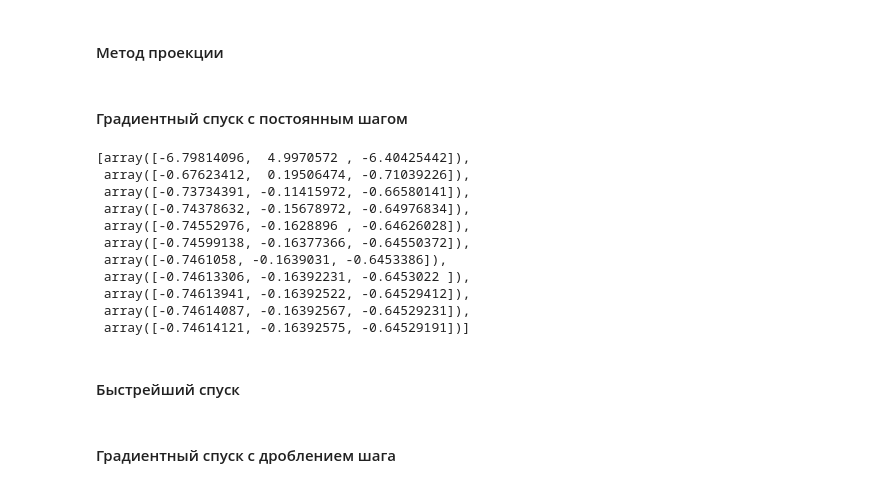
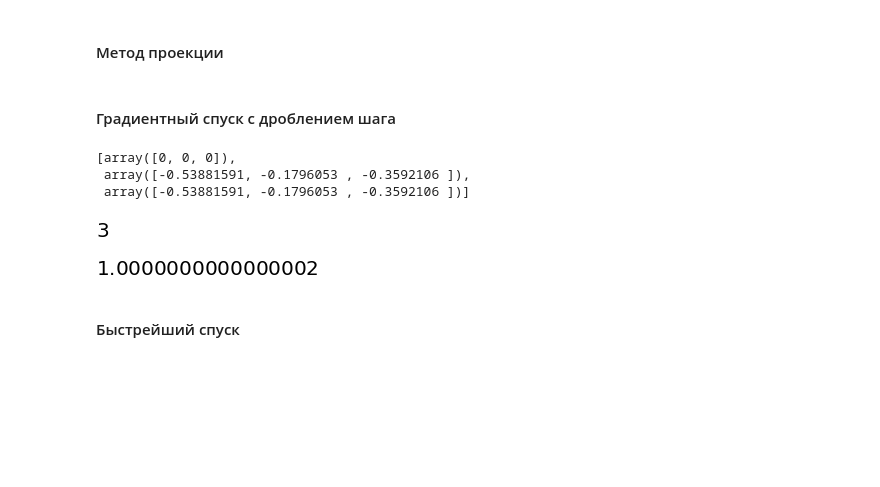
Before and after one commit to asovchar/optimization-methods, a Jupyter notebook: lab3.ipynb, the cells around one changed output. Saved outputs shown, nothing was run; the diff lists cells and outputs as text; code cells hidden in the pictures; blank space fills up the shorter version.

```diff
--- a/lab3.ipynb
+++ b/lab3.ipynb
@@ -72,45 +72,51 @@ def ball_proj(x, c, r):
         proj_x = x
     return proj_x
 # %% [markdown]
-#### Градиентный спуск с постоянным шагом
+#### Градиентный спуск с дроблением шага
 # %%
-def run_const(start_data, error=1e-6):
+def run_shredded(start_data, error=1e-6):
     x_arr = copy(start_data)
-    alpha = 1
+    coef = 0.5
+    alpha= 1
     count = 0
     while True:
         x = x_arr[-1]
         h = df(x)
+        while f(x - alpha*h) >= f(x):
+            alpha = coef * alpha
         x_next = x - alpha * h
         x_prep = np.sqrt(ball_coefs) * x_next
         x_proj = ball_proj(x_prep, ball_center, ball_radius)
-        x_arr.append(x_proj)
-        if np.linalg.norm(x_proj - x) < error:
+        x_final = x_proj / np.sqrt(ball_coefs)
+        x_arr.append(x_final)
+        if np.linalg.norm(x_final - x) < error:
             break
         count += 1
         if count == 10**5:
             break
     return x_arr
 # %%
-size = 10
+size = 100
 start = [2*size*(np.random.random(3) - 0.5)]
+start = [np.array([0, 0, 0])]
+# start = [np.array([50, 50, 50])]
 e = 1e-6
 # %%
-first = run_const(start, e)
+first = run_shredded(start, e)
 # %%
 pprint(first)
 # %% [output]
-[array([-6.79814096,  4.9970572 , -6.40425442]),
- array([-0.67623412,  0.19506474, -0.71039226]),
- array([-0.73734391, -0.11415972, -0.66580141]),
- array([-0.74378632, -0.15678972, -0.64976834]),
- array([-0.74552976, -0.1628896 , -0.64626028]),
- array([-0.74599138, -0.16377366, -0.64550372]),
- array([-0.7461058, -0.1639031, -0.6453386]),
- array([-0.74613306, -0.16392231, -0.6453022 ]),
- array([-0.74613941, -0.16392522, -0.64529412]),
- array([-0.74614087, -0.16392567, -0.64529231]),
- array([-0.74614121, -0.16392575, -0.64529191])]
+[array([0, 0, 0]),
+ array([-0.53881591, -0.1796053 , -0.3592106 ]),
+ array([-0.53881591, -0.1796053 , -0.3592106 ])]
+# %%
+len(first)
+# %% [output]
+[figure, added]
+# %%
+np.sum(first[-1]**2 * ball_coefs)
+# %% [output]
+[figure, added]
 # %% [markdown]
 #### Быстрейший спуск
 # %%
@@ -137,5 +144,3 @@ def run_fastest(start_data, error=1e-6):
 # second = run_fastest(start, e)  # Нулевая матрица вторых производных
 # %%
 # pprint(second)
-# %% [markdown]
-#### Градиентный спуск с дроблением шага
```
Also changed, not shown: parts of 7 cells of this notebook, 4 other files.
